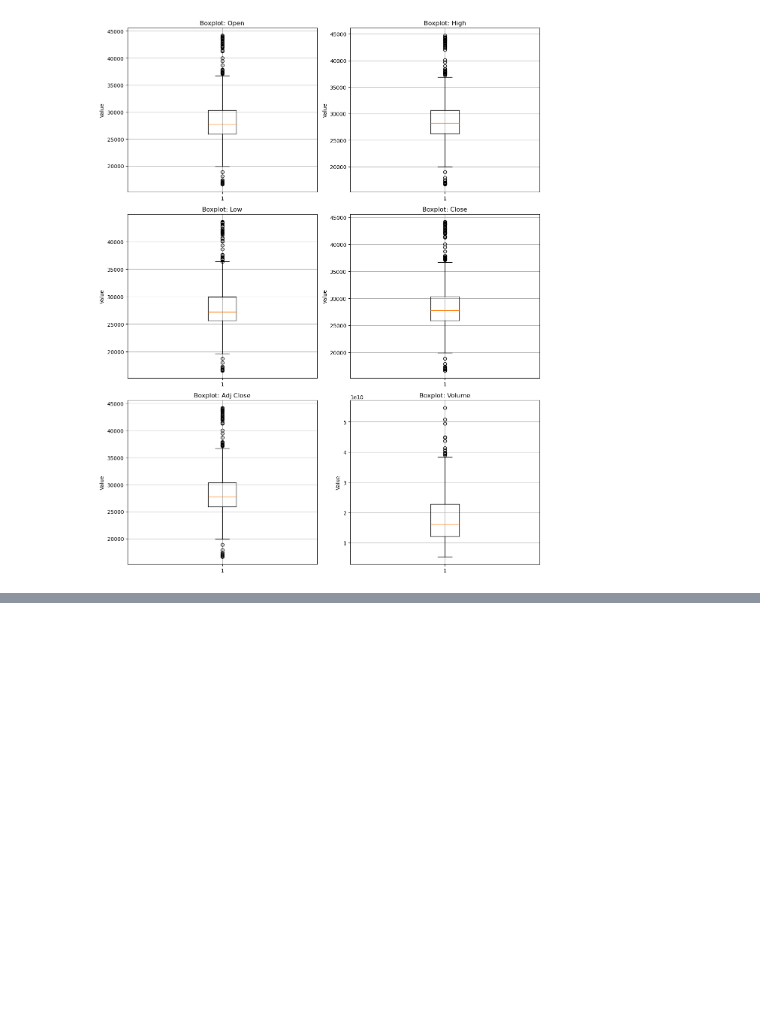
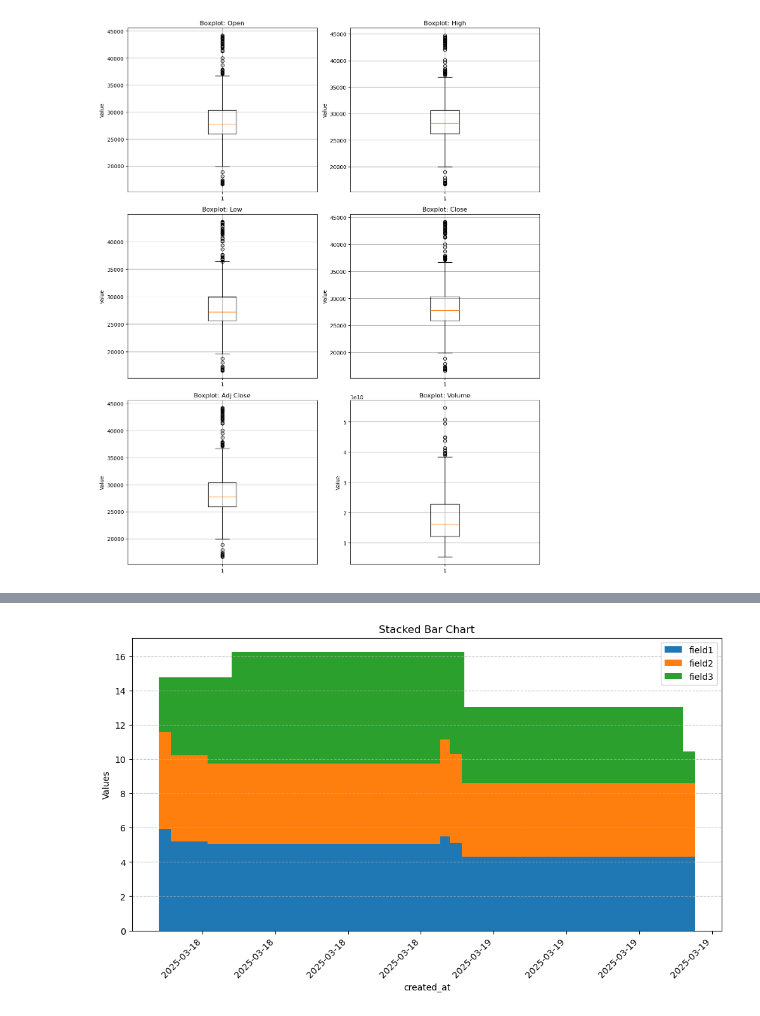
Before and after one commit to arnavahujaa/Intelligent-IoT-Data-Management, a Jupyter notebook: feature-visualization-testing.ipynb, the cells around one changed output, grey strips where cells are left out. Drawn from its saved outputs; the diff is of its cells as text; code cells hidden in the pictures; blank space fills up the shorter version.

```diff
--- a/feature-visualization-testing.ipynb
+++ b/feature-visualization-testing.ipynb
@@ -65,10 +62,6 @@ data2['created_at'] = pd.to_datetime(data2['created_at']).dt.floor('h')
 data2['created_at'] = data2['created_at'].dt.strftime('%Y-%m-%d %H:%M:%S')
 data2 = data2.groupby(['created_at'])[numeric_cols].mean()
 # %%
-if 'created_at' in data2.index.names:
-    data2.reset_index(inplace=True)
-
-# Example usage (assuming you have a DataFrame 'data')
 grouped_bar_chart_func.grouped_bar_chart(data2, category_col='created_at', value_cols=['field1', 'field2','field3'])
 # %% [output]
 [interactive output not drawn]
@@ -75,0 +74,5 @@ grouped_bar_chart_func.grouped_bar_chart(data2, category_col='created_at', value
+# %%
+# Example usage:
+stacked_bar_chart_func.plot_stacked_bar_chart(data2, category_col='created_at', value_cols=['field1', 'field2', 'field3'])
+# %% [output]
+[figure, added]
```
Also changed, not shown: parts of 4 cells of this notebook, 2 other files.
